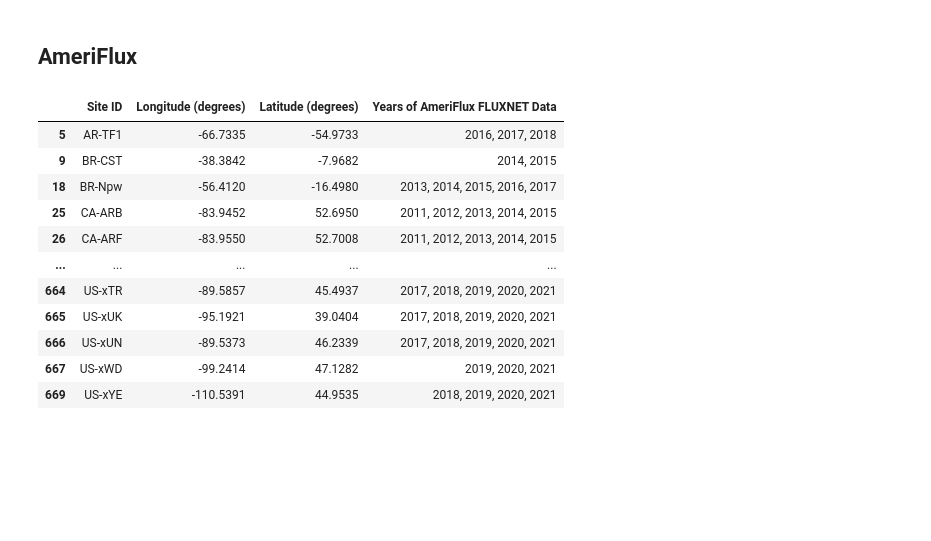
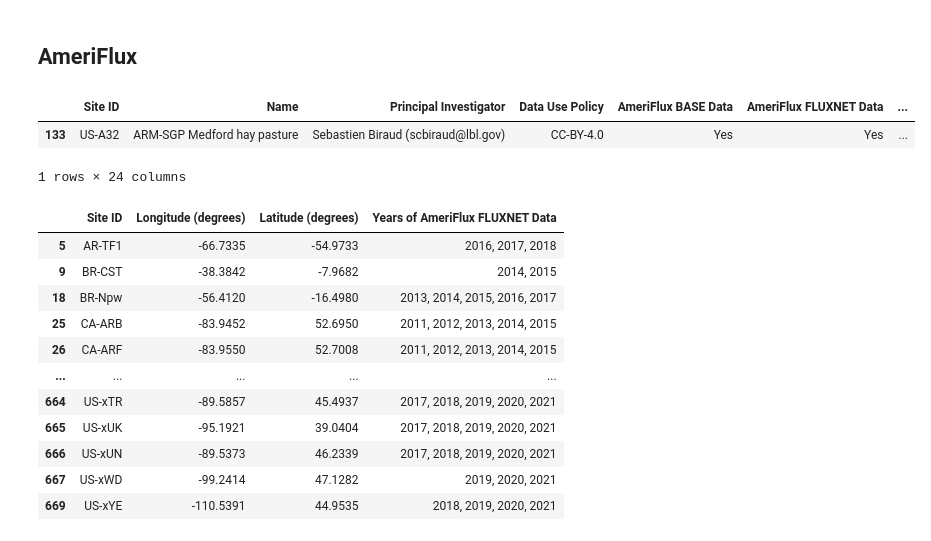
Before and after one commit to hannahzafar/FLUXNET-Model-comparison, a Jupyter notebook: comparison-test.ipynb, the cells around one changed output. Cells and saved outputs as stored; diff of their text form; code cells hidden in the pictures; blank space fills up the shorter version.

```diff
--- a/comparison-test.ipynb
+++ b/comparison-test.ipynb
@@ -41,5 +41,17 @@ def get_single_match(pattern):
 proj=ccrs.PlateCarree()
 # %% [markdown]
 ## AmeriFlux
+# %%
+site_ID =  'US-A32'
+
+filepath = 'ameriflux-data/'
+meta_file = filepath + 'AmeriFlux-site-search-results-202410071335.tsv'
+ameriflux_meta = pd.read_csv(meta_file, sep='\t')
+site_meta = ameriflux_meta.loc[ameriflux_meta['Site ID'] == site_ID]
+site_meta
+# %% [output]
+|  | Site ID | Name | Principal Investigator | Data Use Policy | AmeriFlux BASE Data | AmeriFlux FLUXNET Data | ... |
+| 133 | US-A32 | ARM-SGP Medford hay pasture | Sebastien Biraud (scbiraud@lbl.gov) | CC-BY-4.0 | Yes | Yes | ... |
+1 rows × 24 columns
 # %%
 # Import site metadata csv
```
Also changed, not shown: parts of 1 cell of this notebook.
